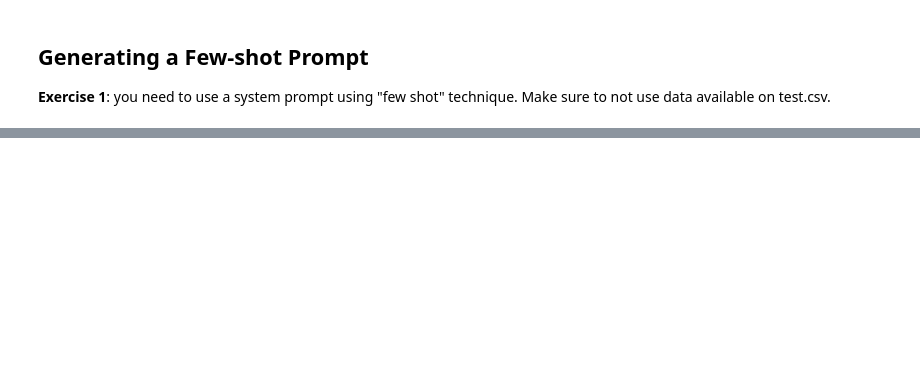
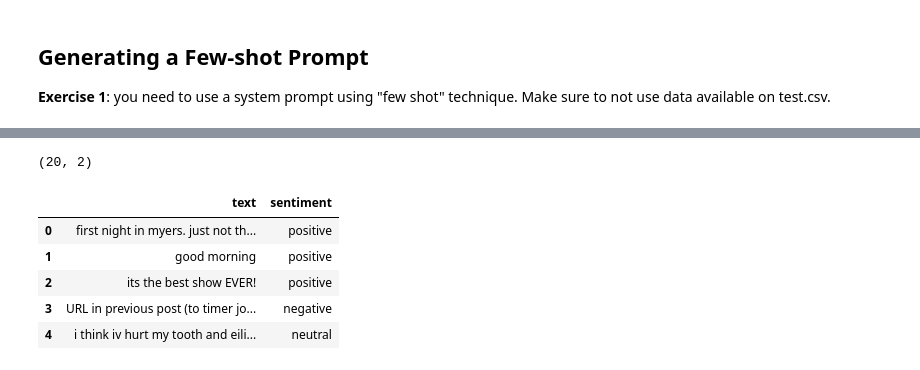
Before and after one commit to joaomr810/GenAI_PromptEngineering, a Jupyter notebook: notebooks/base_model_prompting.ipynb, the cells around one changed output, grey strips where cells are left out. Drawn from its saved outputs; the diff is of its cells as text; code cells hidden in the pictures; blank space fills up the shorter version.

```diff
--- a/notebooks/base_model_prompting.ipynb
+++ b/notebooks/base_model_prompting.ipynb
@@ -176,0 +283,12 @@ chat(zero_shot_prompt, max_tokens=2)
+# %%
+test = pd.read_csv(r'C:\Users\Joao\Desktop\ISAG\2-T\Generative AI\Trabalho 1\materials\data\test.csv')[["text", "sentiment"]]
+print(test.shape)
+test.head()
+# %% [output]
+(20, 2)
+|  | text | sentiment |
+| 0 | first night in myers. just not th... | positive |
+| 1 | good morning | positive |
+| 2 | its the best show EVER! | positive |
+| 3 | URL in previous post (to timer jo... | negative |
+| 4 | i think iv hurt my tooth and eili... | neutral |
```
Also changed, not shown: parts of 27 cells of this notebook, 1 other file.
